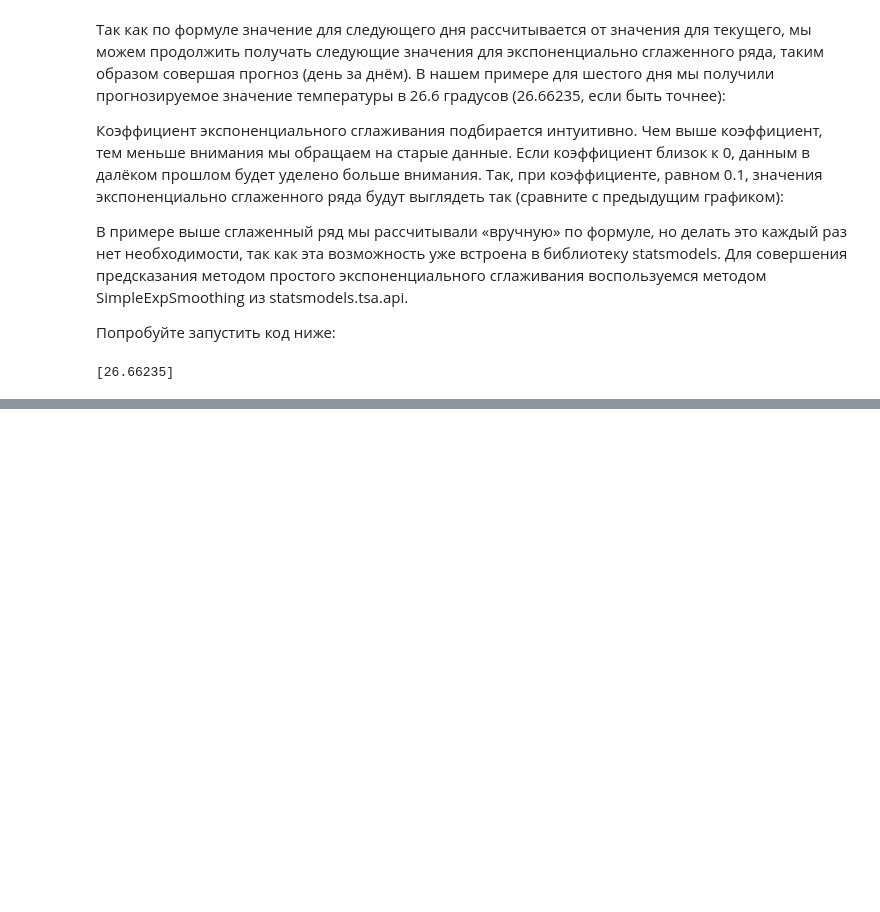
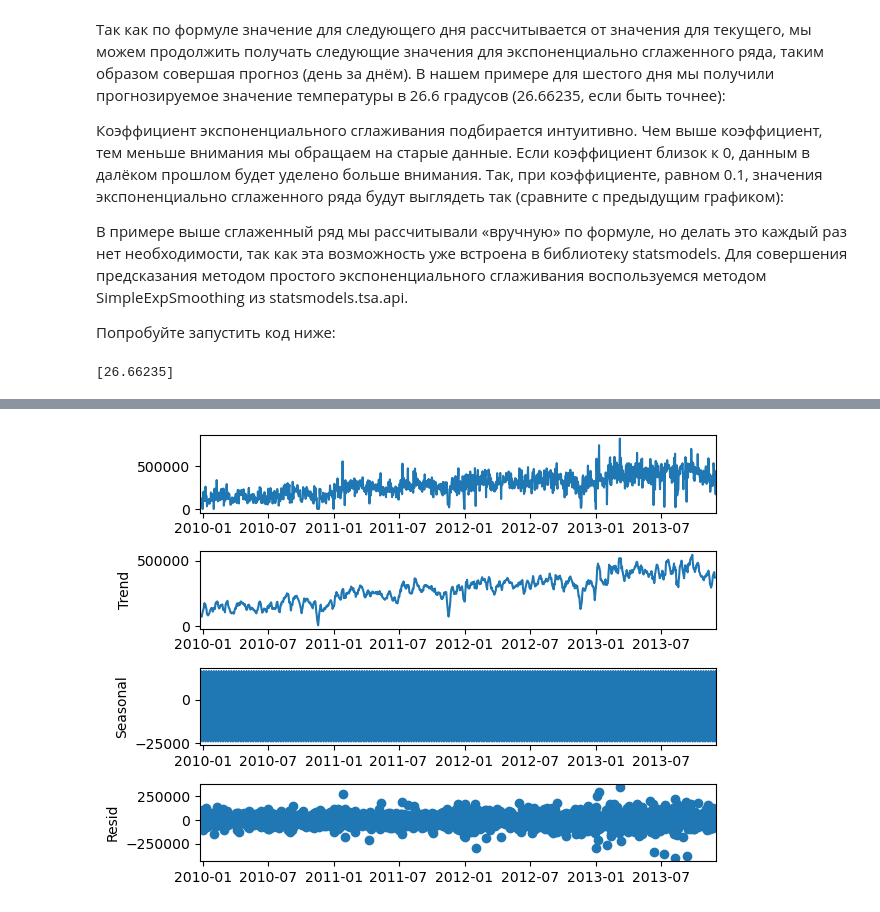
Before and after one commit to lurtz-dahaka/data_science_course, a Jupyter notebook: SKILLFACTORY/MATH&ML-12. Временные ряды. Часть I/Theory.ipynb, the cells around one changed output, grey strips where cells are left out. Saved outputs shown, nothing was run; the diff lists cells and outputs as text; code cells hidden in the pictures; blank space fills up the shorter version.

```diff
--- a/SKILLFACTORY/MATH&ML-12. Временные ряды. Часть I/Theory.ipynb
+++ b/SKILLFACTORY/MATH&ML-12. Временные ряды. Часть I/Theory.ipynb
@@ -90,0 +338,7 @@ print(forecast)
+# %%
+df = pd.read_csv(
+    '/Users/egor/Documents/data_science_course/SKILLFACTORY/MATH&ML-12. Временные ряды. Часть I/data/tovar_moving.csv',
+    index_col='date',
+    parse_dates=['date'],
+    dayfirst=True)
+df
@@ -90,0 +360,6 @@ print(forecast)
+# %%
+decomposition = seasonal_decompose(df, model='additive')
+decomposition.plot()
+pyplot.show()
+# %% [output]
+[figure, added]
```
Also changed, not shown: parts of 35 cells of this notebook, 7 other files.
